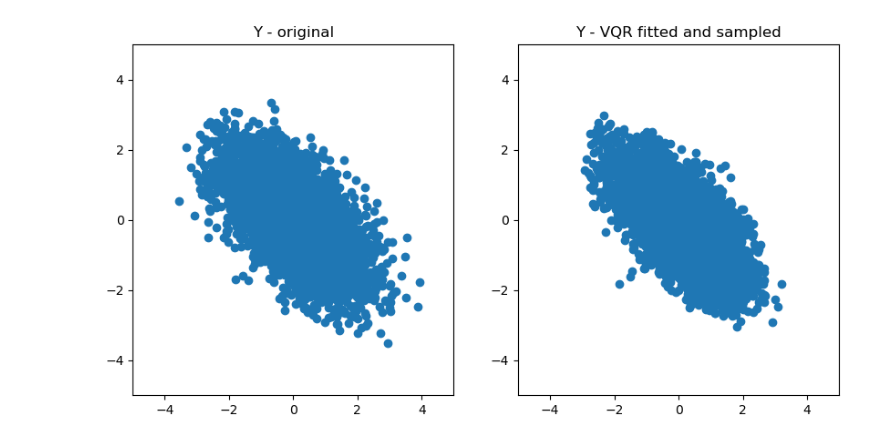
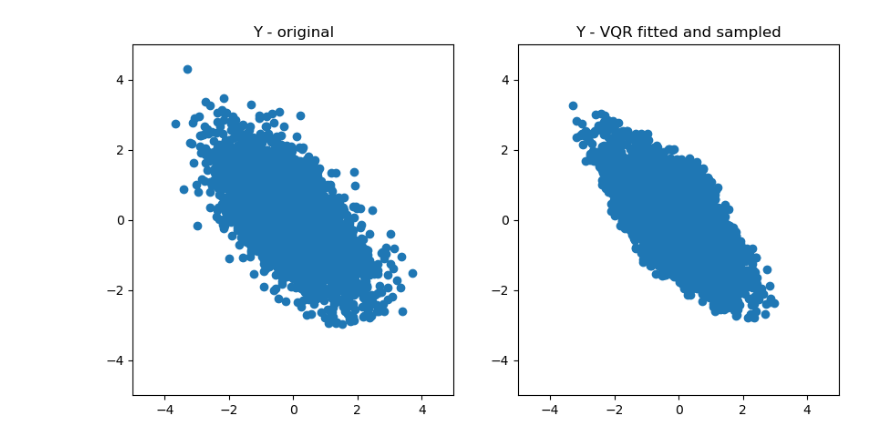
Before and after one commit to vistalab-technion/vqr, a Jupyter notebook: data_gen.ipynb, the cells around one changed output. Drawn from its saved outputs; the diff is of its cells as text; code cells hidden in the pictures.

```diff
--- a/data_gen.ipynb
+++ b/data_gen.ipynb
@@ -12,7 +13,15 @@ n = 5000
 X, Y_orig = generate_linear_x_y_mvn_data(n=n, d=d, k=k)
 
 T = 50
-vqr_ = VectorQuantileRegressor(solver_opts={"verbose": True, "num_epochs": 1000, "epsilon": 0.0001})
+epsilon = 1e-5
+vqr_ = VectorQuantileRegressor(
+    n_levels=T,
+    solver=RVQRDualLSESolver(
+        verbose=True, num_epochs=1500, epsilon=epsilon, learning_rate=0.9
+    ),
+)
+U_samples = randint(0, T, size=(n, 2))
+
 vqr_ = vqr_.fit(X, Y_orig)
 
 A = vqr_._fitted_solution._A
@@ -44,22 +60,32 @@ for i in range(X.shape[0]):
     Y_samp[i, :] = array((Q1[u1, u2], Q2[u1, u2]))
 # %%
 import matplotlib.pyplot as plt
+
+def w2(Y_gt_, Y_est_):
+    return ot.emd2(
+        a=[],
+        b=[],
+        M=ot.dist(Y_gt_, Y_est_),
+        numItermax=200_000,
+        numThreads=4
+    )
+
 
 fig, ax = plt.subplots(1, 2, figsize=(10, 5))
 
 ax[0].scatter(Y_orig[:, 0], Y_orig[:, 1])
 ax[0].set_title("Y - original")
 ax[0].set_xlim(-5, 5)
 ax[0].set_ylim(-5, 5)
 
 ax[1].scatter(Y_samp[:, 0], Y_samp[:, 1])
 ax[1].set_title("Y - VQR fitted and sampled")
 ax[1].set_xlim(-5, 5)
 ax[1].set_ylim(-5, 5)
 
 plt.show()
 # %% [output]
-[figure, old version]
+[figure, new version]
 # %%
 # Generate a quantile function that is nonlinear in X
 
```
Also changed, not shown: parts of 9 cells of this notebook, 7 other files.
